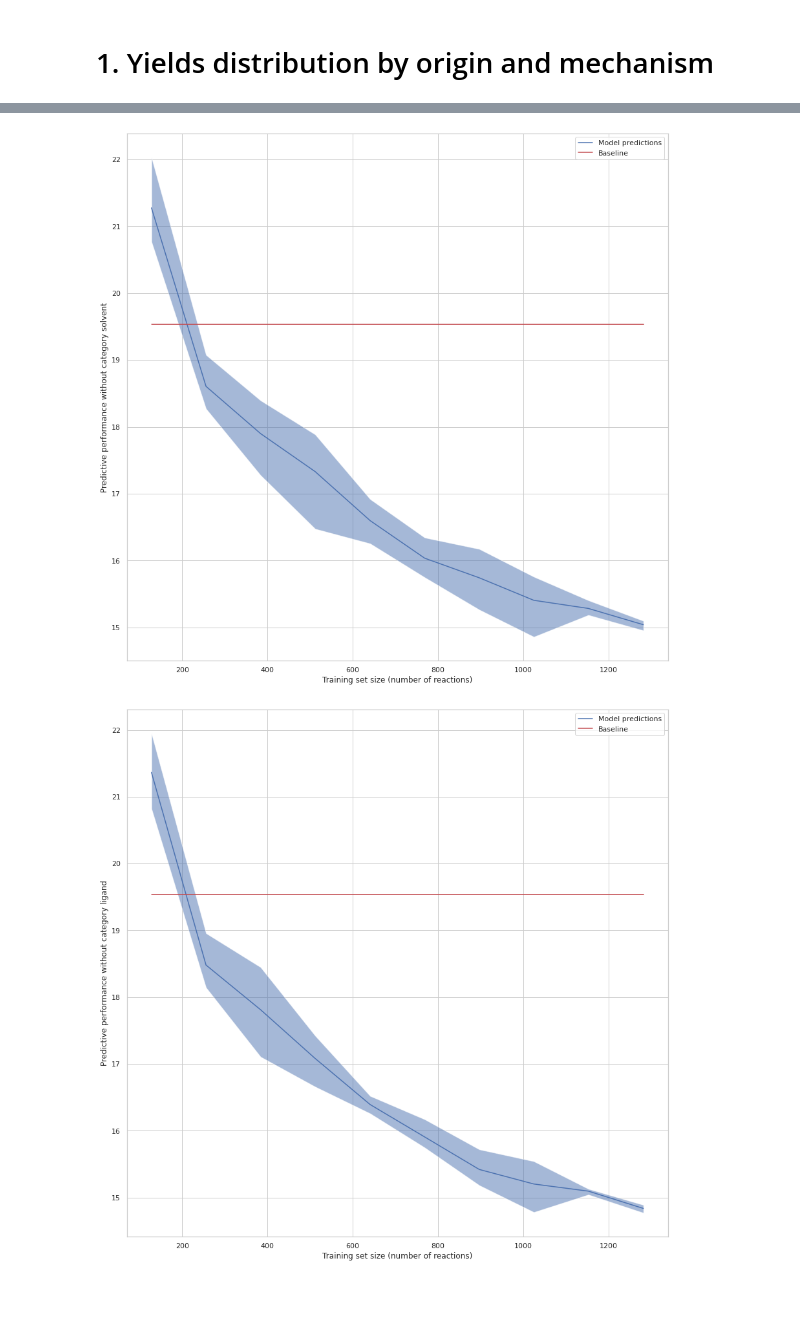
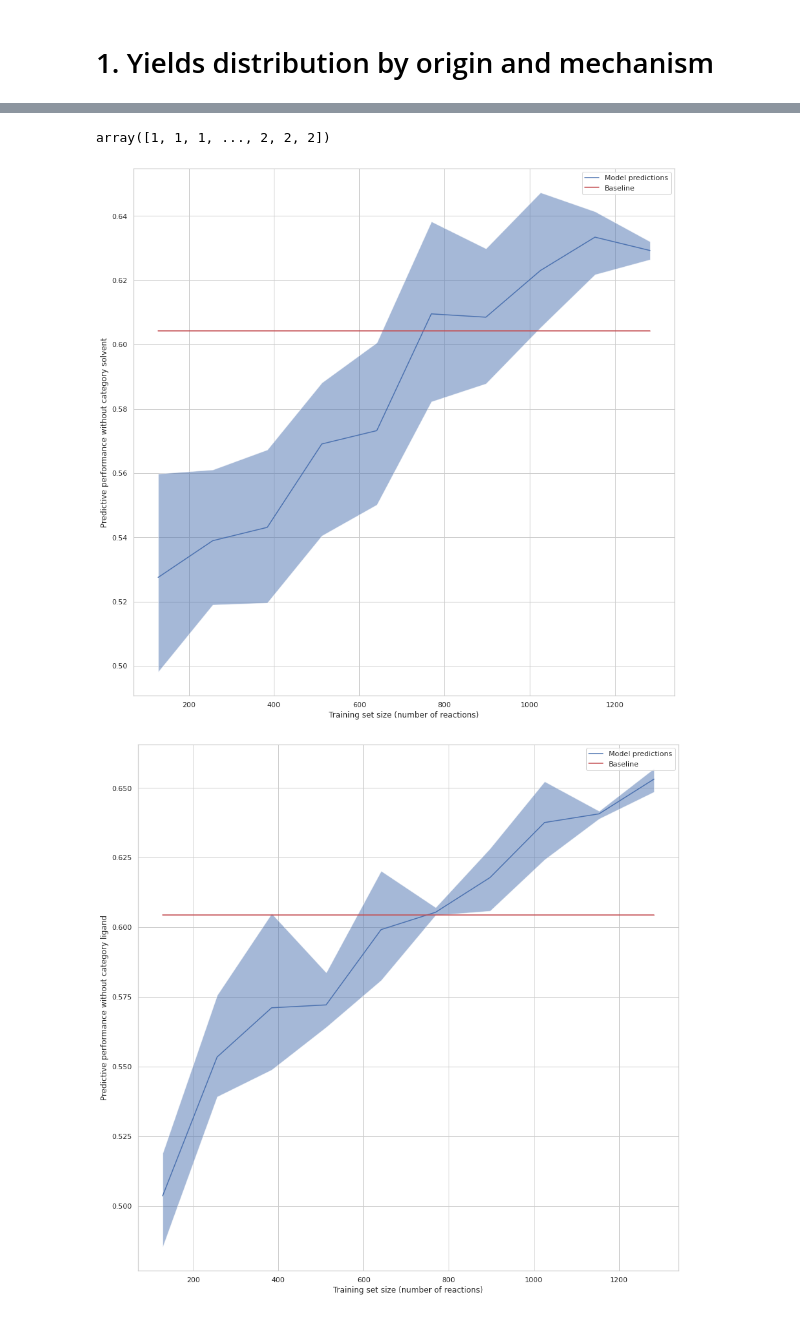
Before and after one commit to truejulosdu13/NiCOlit, a Jupyter notebook: analyze_feature_importance.ipynb, the cells around one changed output, grey strips where cells are left out. Saved outputs shown, nothing was run; the diff lists cells and outputs as text; code cells hidden in the pictures.

```diff
--- a/analyze_feature_importance.ipynb
+++ b/analyze_feature_importance.ipynb
@@ -87,3 +83,18 @@ metric = mean_absolute_error
+# %%
+def categorize_y(y):
+    categories = []
+    for value in y:
+        if value>75:
+            categories.append(2)
+        elif value<25:
+            categories.append(0)
+        else:
+            categories.append(1)
+    return np.array(categories)
+# %%
+estimators = RandomForestClassifier()
+pipe = RandomForestClassifier()
+metric = accuracy_score
 # %% [markdown]
 # 1. Yields distribution by origin and mechanism
 # %%
@@ -105,30 +116,34 @@ plt.show()
+# %%
+categorize_y(y)
+# %% [output]
+array([1, 1, 1, ..., 2, 2, 2])
 # %%
 categories = ["solvent", "ligand", "rxn", "precursor", "additive"]
 
 for category in categories:
     X, y, DOIs, mechanisms, origins = process_dataframe_drop(df, drop=category)
-    metric_values, baseline_values, sizes = analysis_train_set_size(X, y, DOIs, metric=metric, predictor=pipe, n_iterations_external=1, n_iterations_internal=3)
+    metric_values, baseline_values, sizes = analysis_train_set_size(X, categorize_y(y), DOIs, metric=metric, predictor=pipe, n_iterations_external=1, n_iterations_internal=3)
     metric_mean = np.mean(metric_values, axis=1)
     metric_lower = np.percentile(metric_values, 5, axis=1)
     metric_upper = np.percentile(metric_values, 95, axis=1)
 
     baseline_mean = np.mean(baseline_values, axis=1)
     baseline_lower = np.percentile(baseline_values, 5, axis=1)
     baseline_upper = np.percentile(baseline_values, 95, axis=1)
 
     # How does (with fixed test set) performance improves as the training set size augments?
     plt.figure(figsize=(15, 15))
     plt.plot(sizes, metric_mean, label='Model predictions')
     plt.fill_between(sizes, metric_lower, metric_upper, alpha=0.5)
 
     plt.plot(sizes, baseline_mean, c='r', label='Baseline')
     plt.fill_between(sizes, baseline_lower, baseline_upper, color='r', alpha=0.5)
 
     plt.xlabel("Training set size (number of reactions)")
     plt.ylabel("Predictive performance without category " + category)
 
     plt.legend()
     plt.show()
 # %% [output]
-[figure, old version]
+[figure, new version]
-[figure, old version]
+[figure, new version]
```
Also changed, not shown: parts of 5 cells of this notebook, 2 other files.
